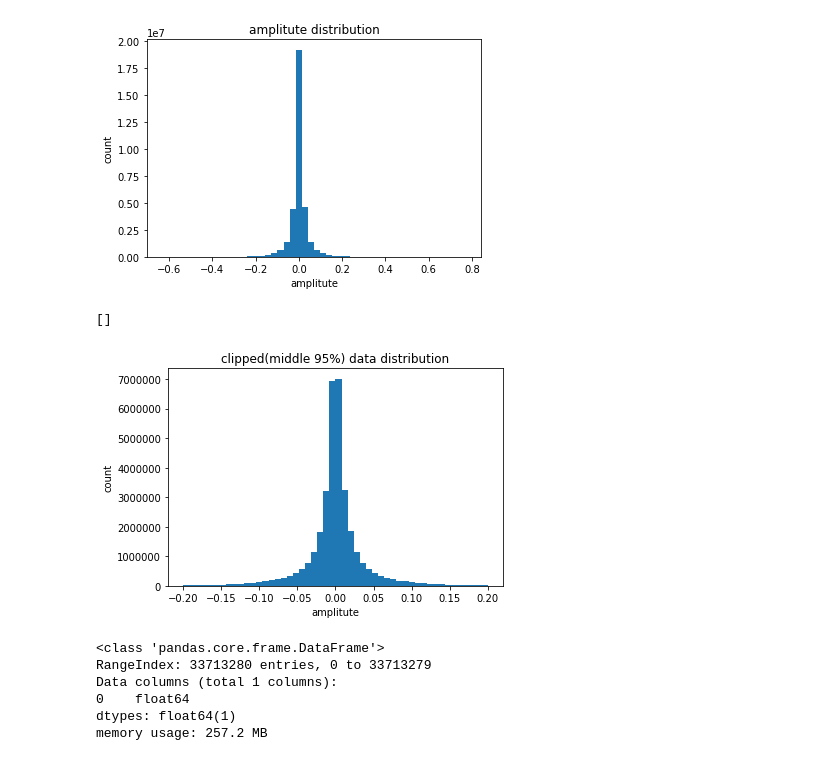
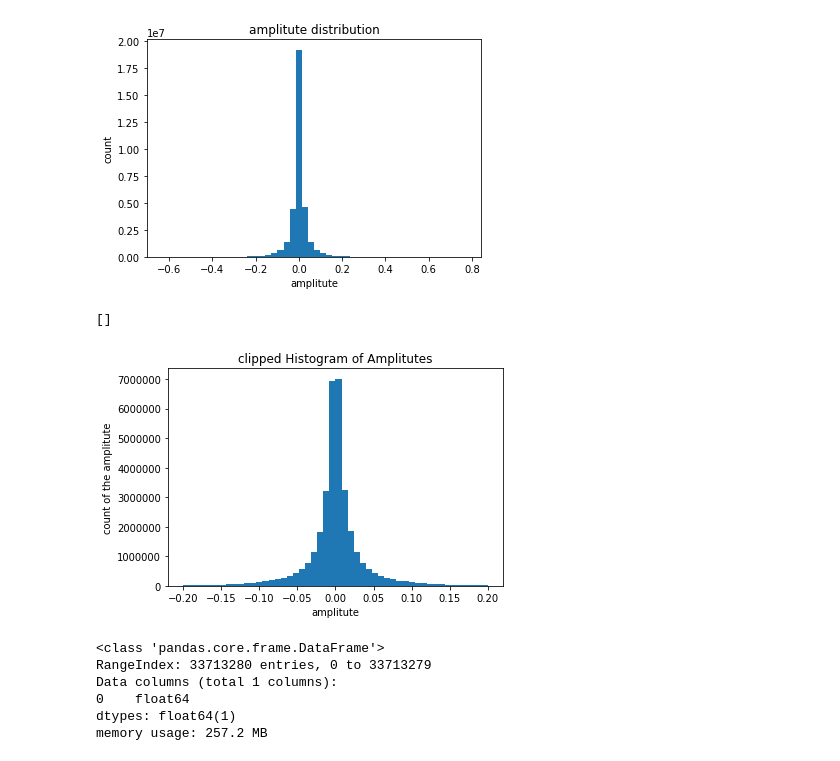
Before and after one commit to lixuran/mlpr_coursework1, a Jupyter notebook: intermitant.ipynb, the cells around one changed output. Drawn from its saved outputs; the diff is of its cells as text; code cells hidden in the pictures.

```diff
--- a/intermitant.ipynb
+++ b/intermitant.ipynb
@@ -41,19 +41,19 @@ plt.plot()
 # %%
 #data_clipped=np.sort(data)[int(data.shape[0]*0.25):int(data.shape[0]*0.75)]
 data_copy=np.array(data)
 data_clipped=data_copy[data_copy>-0.2]
 
 data_clipped=data_clipped[data_clipped<0.2]
 plt.figure()
 #plt.figure(figsize=(10,8))
 plt.hist(data_clipped,bins=50)
-plt.ylabel("count")
-plt.title("clipped(-0.2<x<0.2) data distribution")
+plt.ylabel("count of the amplitute")
+plt.title("clipped Histogram of Amplitutes")
 plt.xlabel("amplitute")
 plt.plot()
 # %% [output]
 []
-[figure, old version]
+[figure, new version]
 # %%
 pd_data= pd.DataFrame(data)
 # %%
```
Also changed, not shown: parts of 1 cell of this notebook.
